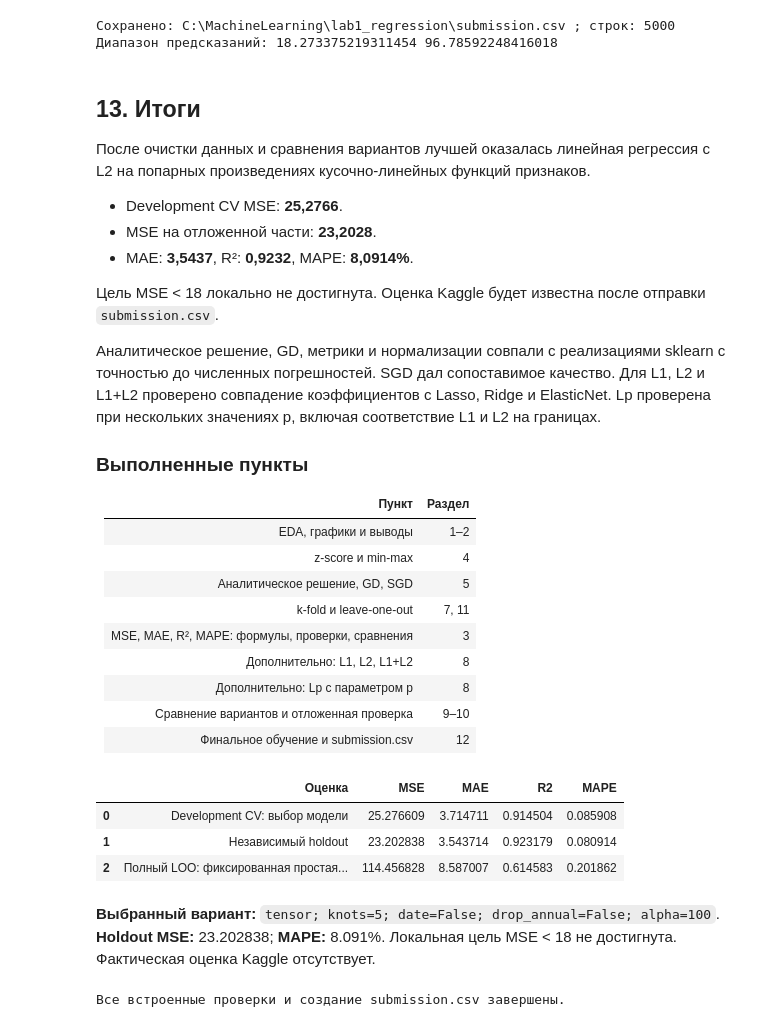
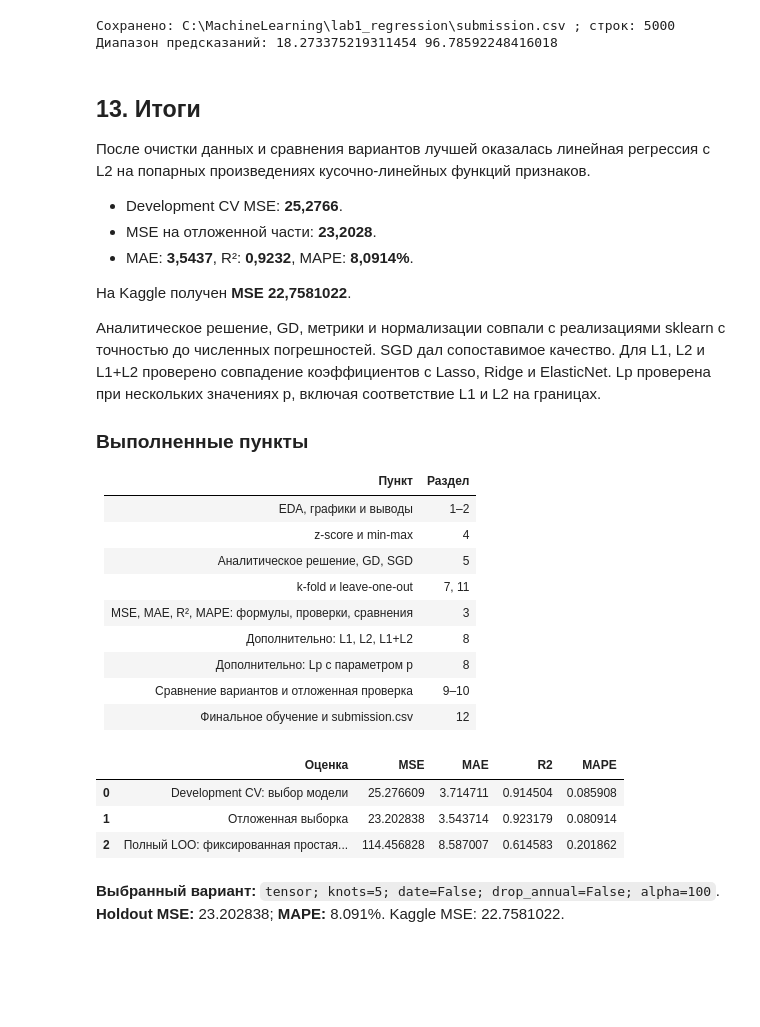
Before and after one commit to Heavenfiend/machine-learning, a Jupyter notebook: lab1_regression/lab1_regression.ipynb, the cells around one changed output. Drawn from its saved outputs; the diff is of its cells as text; code cells hidden in the pictures; blank space fills up the shorter version.

```diff
--- a/lab1_regression/lab1_regression.ipynb
+++ b/lab1_regression/lab1_regression.ipynb
@@ -1398,7 +1398,7 @@ print('Диапазон предсказаний:',saved.RiskScore.min(),saved.R
 - MSE на отложенной части: **23,2028**.
 - MAE: **3,5437**, R²: **0,9232**, MAPE: **8,0914%**.
 
-Цель MSE < 18 локально не достигнута. Оценка Kaggle будет известна после отправки `submission.csv`.
+На Kaggle получен **MSE 22,7581022**.
 
 Аналитическое решение, GD, метрики и нормализации совпали с реализациями sklearn
 с точностью до численных погрешностей. SGD дал сопоставимое качество.
@@ -1421,19 +1421,16 @@ Lp проверена при нескольких значениях p, вклю
 # %%
 summary = pd.DataFrame([
     {'Оценка':'Development CV: выбор модели',**metrics(development.RiskScore.to_numpy(),best['oof'])},
-    {'Оценка':'Независимый holdout',**holdout_metrics},
+    {'Оценка':'Отложенная выборка',**holdout_metrics},
     {'Оценка':'Полный LOO: фиксированная простая модель',**loo_metrics}])
 display(summary)
 display(Markdown(f"**Выбранный вариант:** `{best_name}`. "
                  f"**Holdout MSE:** {holdout_metrics['MSE']:.6f}; "
                  f"**MAPE:** {100*holdout_metrics['MAPE']:.3f}%. "
-                 f"Локальная цель MSE < 18 {'достигнута' if holdout_metrics['MSE']<18 else 'не достигнута'}. "
-                 'Фактическая оценка Kaggle отсутствует.'))
-print('Все встроенные проверки и создание submission.csv завершены.')
+                 'Kaggle MSE: 22.7581022.'))
 # %% [output]
 |  | Оценка | MSE | MAE | R2 | MAPE |
 | 0 | Development CV: выбор модели | 25.276609 | 3.714711 | 0.914504 | 0.085908 |
-| 1 | Независимый holdout | 23.202838 | 3.543714 | 0.923179 | 0.080914 |
+| 1 | Отложенная выборка | 23.202838 | 3.543714 | 0.923179 | 0.080914 |
 | 2 | Полный LOO: фиксированная простая... | 114.456828 | 8.587007 | 0.614583 | 0.201862 |
-**Выбранный вариант:** `tensor; knots=5; date=False; drop_annual=False; alpha=100`. **Holdout MSE:** 23.202838; **MAPE:** 8.091%. Локальная цель MSE < 18 не достигнута. Фактическая оценка Kaggle отсутствует.
+**Выбранный вариант:** `tensor; knots=5; date=False; drop_annual=False; alpha=100`. **Holdout MSE:** 23.202838; **MAPE:** 8.091%. Kaggle MSE: 22.7581022.
-Все встроенные проверки и создание submission.csv завершены.
```
Also changed, not shown: parts of 3 cells of this notebook, 6 other files.
